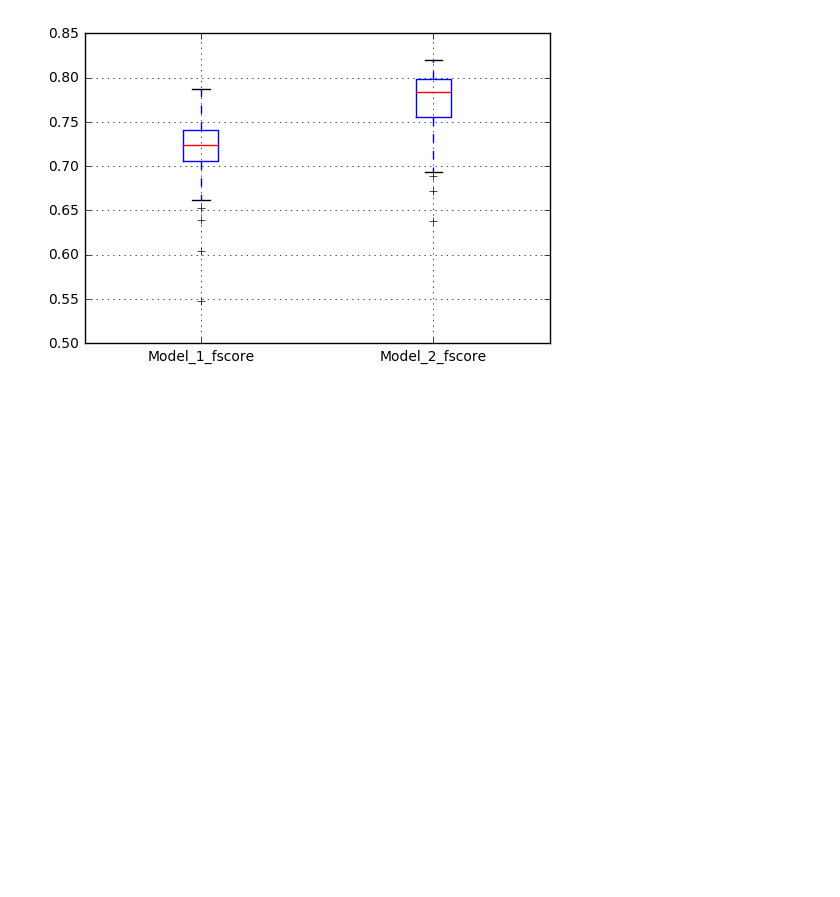
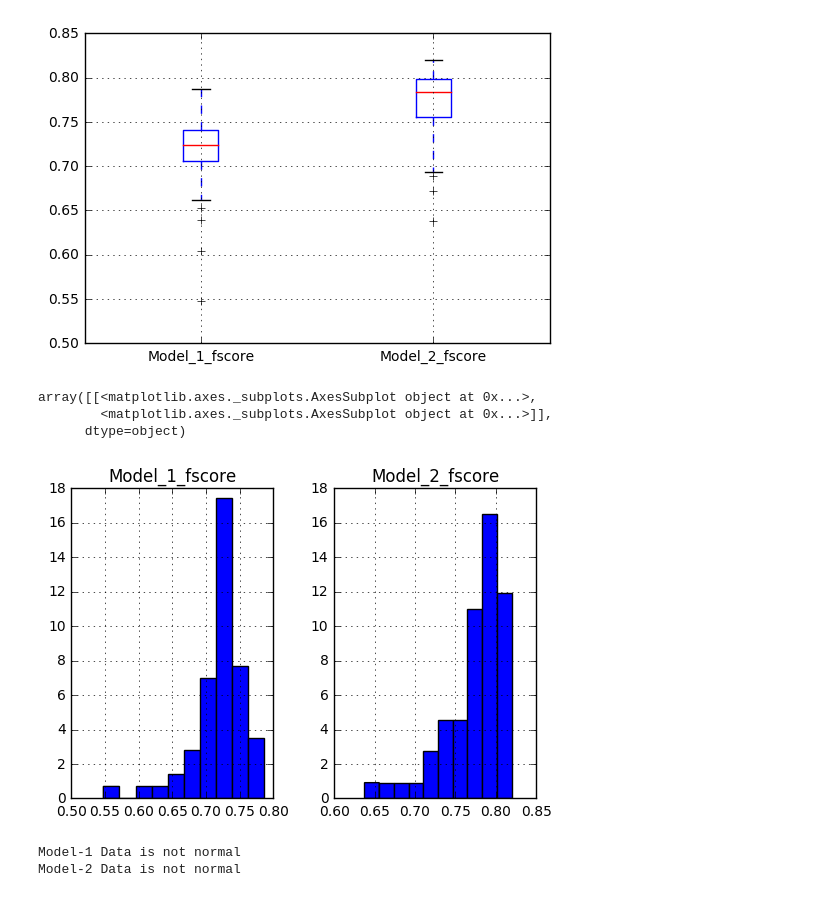
Before and after one commit to whoisusmanali/Credit-Card-Fraud-Detection-using-AI, a Jupyter notebook: credit-card-fraud-detection-using-neural-networks.ipynb, the cells around one changed output. Saved outputs shown, nothing was run; the diff lists cells and outputs as text; code cells hidden in the pictures; blank space fills up the shorter version.

Commit message:
Hypothesis testing

```diff
--- a/credit-card-fraud-detection-using-neural-networks.ipynb
+++ b/credit-card-fraud-detection-using-neural-networks.ipynb
@@ -1117,3 +1117,29 @@ results_fscore.boxplot()
   <matplotlib.lines.Line2D at 0x...>,
   <matplotlib.lines.Line2D at 0x...>]}
 [figure]
+# %%
+#Distribution of the data using a Histogram
+results_fscore.hist(normed=True)
+# %% [output]
+array([[<matplotlib.axes._subplots.AxesSubplot object at 0x...>,
+        <matplotlib.axes._subplots.AxesSubplot object at 0x...>]],
+      dtype=object)
+[figure, added]
+# %%
+#Testing the Null Hypothesis that a sample comes from a Normal Distribution
+alpha = 0.05;
+
+s, p = stats.normaltest(fscore_df1)
+if p < alpha:
+  print('Model-1 Data is not normal')
+else:
+  print('Model-1 Data is normal')
+
+s, p = stats.normaltest(fscore_df2)
+if p < alpha:
+  print('Model-2 Data is not normal')
+else:
+  print('Model-2 Data is normal')
+# %% [output]
+Model-1 Data is not normal
+Model-2 Data is not normal
```
